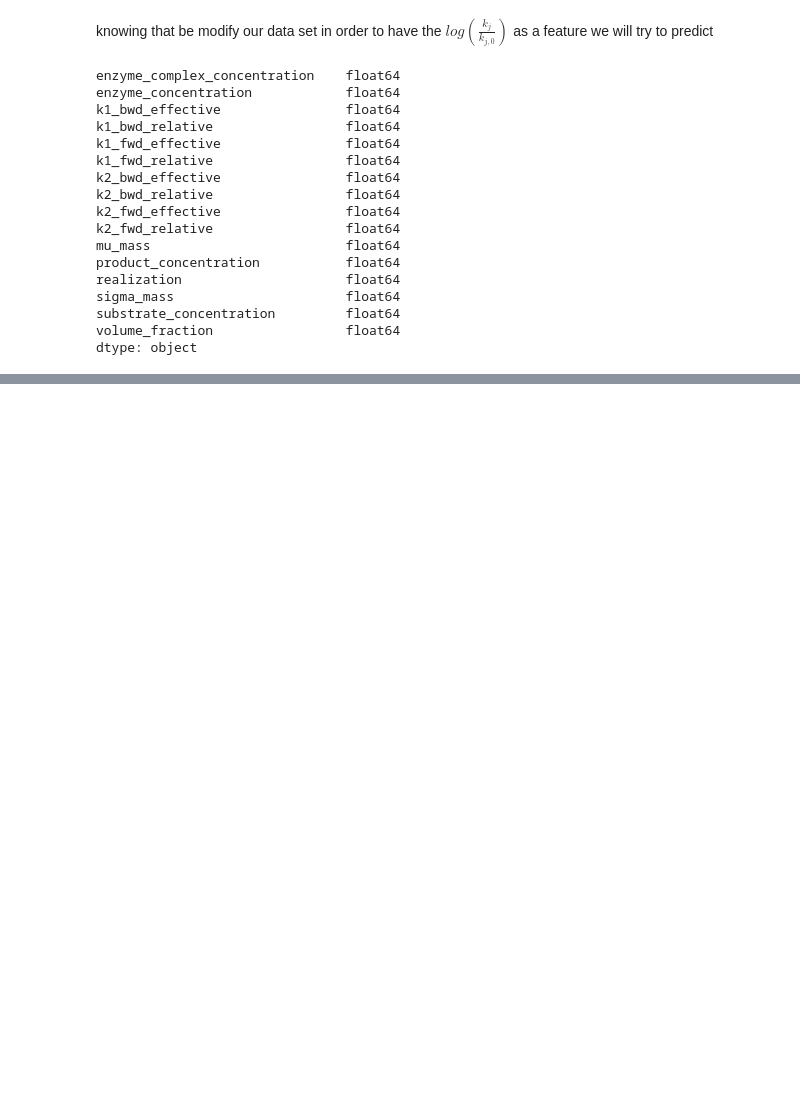
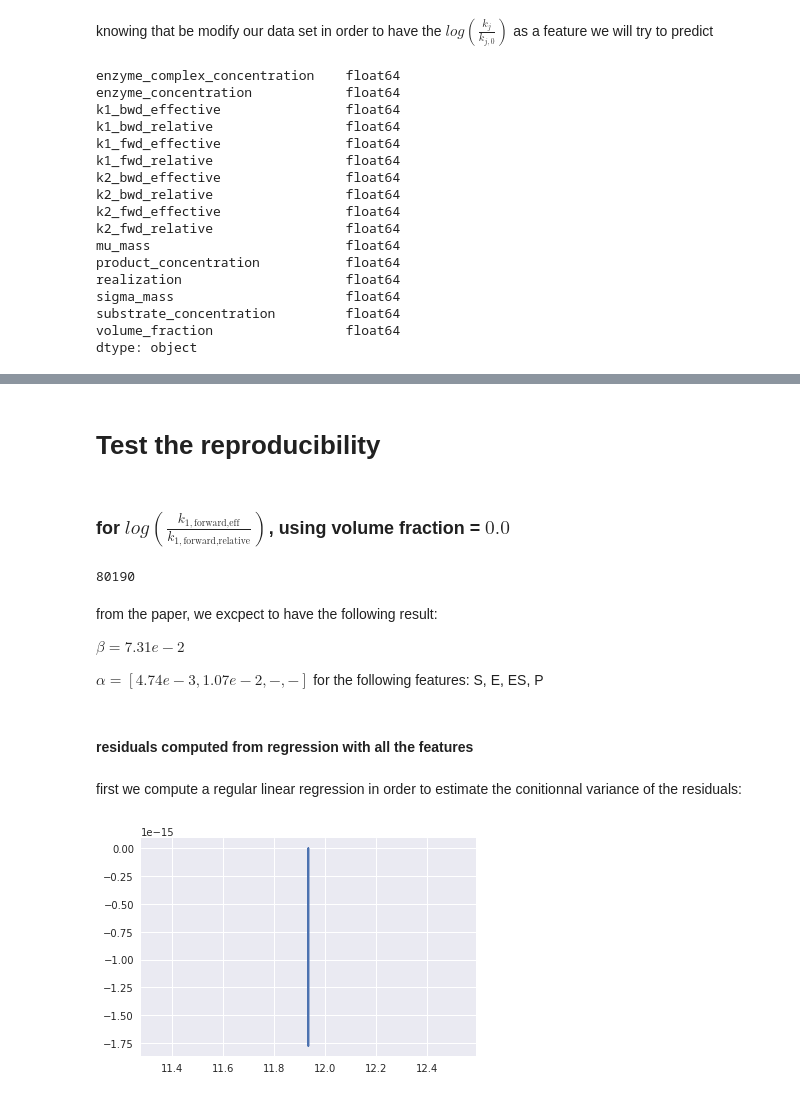
Before and after one commit to WilliamCappelletti/ML_CS433_project2, a Jupyter notebook: src/exploration.ipynb, the cells around one changed output, grey strips where cells are left out. Cells and saved outputs as stored; diff of their text form; code cells hidden in the pictures; blank space fills up the shorter version.

Commit message:
test for different weights computation methods, not successful

```diff
--- a/src/exploration.ipynb
+++ b/src/exploration.ipynb
@@ -143,0 +198,2 @@ data_trans.describe()
+# %%
+data_trans.drop('realization',axis = 1, inplace = True)
@@ -143,0 +209,49 @@ data_trans.describe()
+# %% [markdown]
+# Test the reproducibility
+# %% [markdown]
+### for $log\left(\frac{k_{1,\text{forward,eff}}}{k_{1,\text{forward,relative}}}\right)$, using volume fraction  = $0.0$
+# %%
+# select data corresponding to our case
+data_test = data_trans[data_trans['volume_fraction']==0.0]
+
+#define the y for the regression
+y = data_test["log_k1_fwd"]
+
+#define the features we will regress on
+x = data_test[['E', 'ES', 'P', 'S']].values
+X = X = np.c_[np.ones(len(x)), x] #add intercept
+# %%
+def create_regressors(data_test,name):
+    x = data_test[name].values
+    X = np.c_[np.ones(len(x)), x]
+    return X
+# %%
+data_test.size
+# %% [output]
+80190
+# %% [markdown]
+from the paper, we excpect to have the following result:
+
+$\beta = 7.31e-2$
+
+$\alpha = [4.74e-3,1.07e-2,-,-]$ for the following features: S, E, ES, P
+# %% [markdown]
+#### residuals computed from regression with all the features
+# %% [markdown]
+first we compute a regular linear regression in order to estimate the conitionnal variance of the residuals:
+# %%
+#fit linear model
+reg = LinearRegression()
+X_E = create_regressors(data_test,['E','ES','P','S'])
+reg.fit(X_E,y)
+
+#get the fitted values
+y_hat = reg.predict(X_E)
+residuals = (y-y_hat).values
+
+#compute the residuals
+# %%
+plt.plot(y_hat,residuals)
+plt.show()
+# %% [output]
+[figure, added]
```
Also changed, not shown: parts of 25 cells of this notebook, 1 other file.
